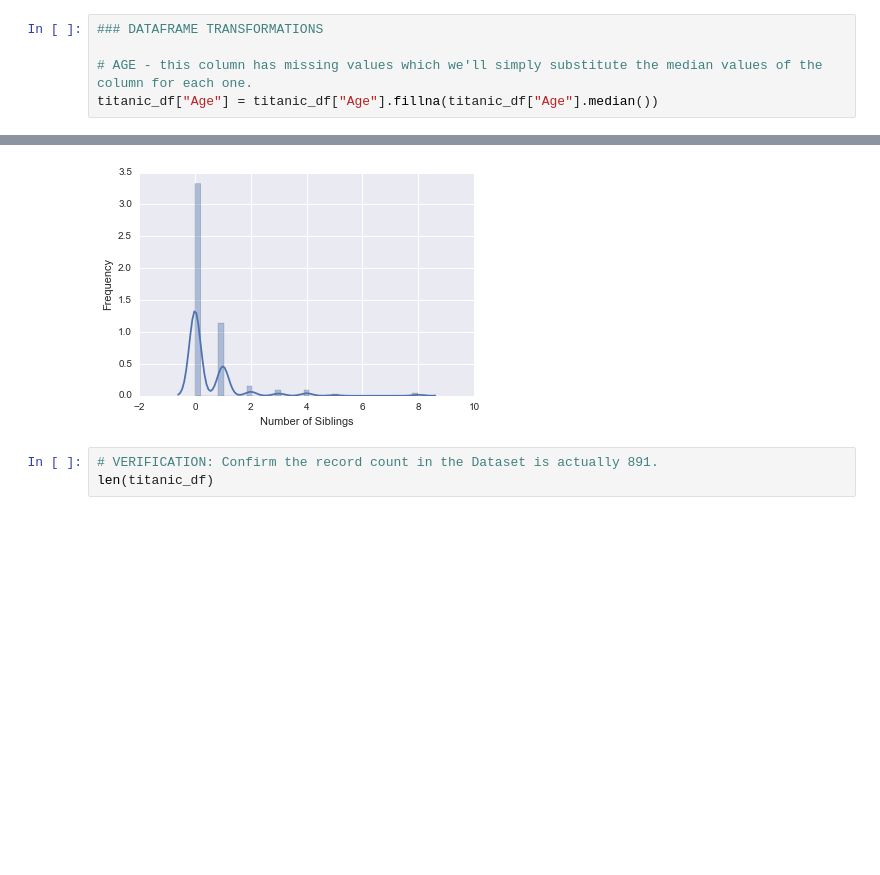
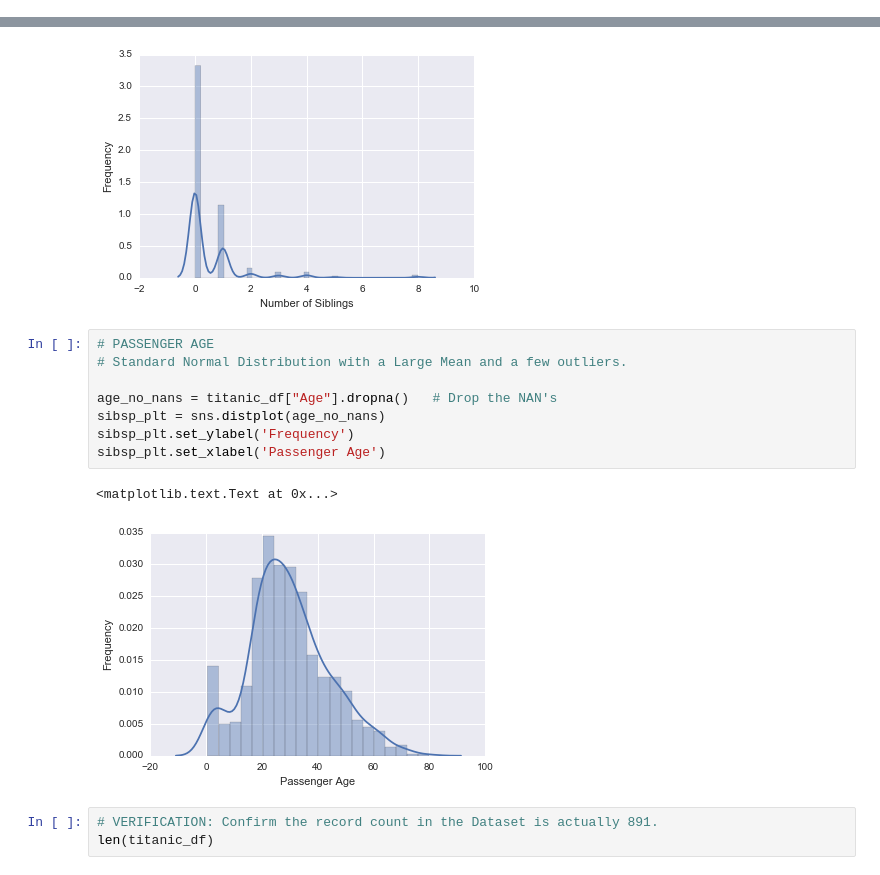
Before and after one commit to profversaggi/Udacity_Nano_DataScience, a Jupyter notebook: Project_2/Project # 2 Submission - Investigate a Dataset - Titanic.ipynb, the cells around one changed output, grey strips where cells are left out. Drawn from its saved outputs; the diff is of its cells as text; blank space fills up the shorter version.

```diff
--- a/Project_2/Project # 2 Submission - Investigate a Dataset - Titanic.ipynb
+++ b/Project_2/Project # 2 Submission - Investigate a Dataset - Titanic.ipynb
@@ -117,11 +117,6 @@ Cabin          204 non-null object
 Embarked       889 non-null object
 dtypes: float64(2), int64(5), object(5)
 memory usage: 90.5+ KB
-# %%
-### DATAFRAME TRANSFORMATIONS
-
-# AGE - this column has missing values which we'll simply substitute the median values of the column for each one.
-titanic_df["Age"] = titanic_df["Age"].fillna(titanic_df["Age"].median())
 # %% [markdown]
 **(A) INITIAL DATASET INTERROGATION**
 
@@ -210,6 +195,17 @@ sibsp_plt.set_xlabel('Number of Siblings')
 # %% [output]
 <matplotlib.text.Text at 0x...>
 [figure]
+# %%
+# PASSENGER AGE
+# Standard Normal Distribution with a Large Mean and a few outliers.
+
+age_no_nans = titanic_df["Age"].dropna()   # Drop the NAN's
+sibsp_plt = sns.distplot(age_no_nans)
+sibsp_plt.set_ylabel('Frequency')
+sibsp_plt.set_xlabel('Passenger Age')
+# %% [output]
+<matplotlib.text.Text at 0x...>
+[figure, added]
 # %%
 # VERIFICATION: Confirm the record count in the Dataset is actually 891.
 len(titanic_df)
```
Also changed, not shown: parts of 15 cells of this notebook, 2 other files.
